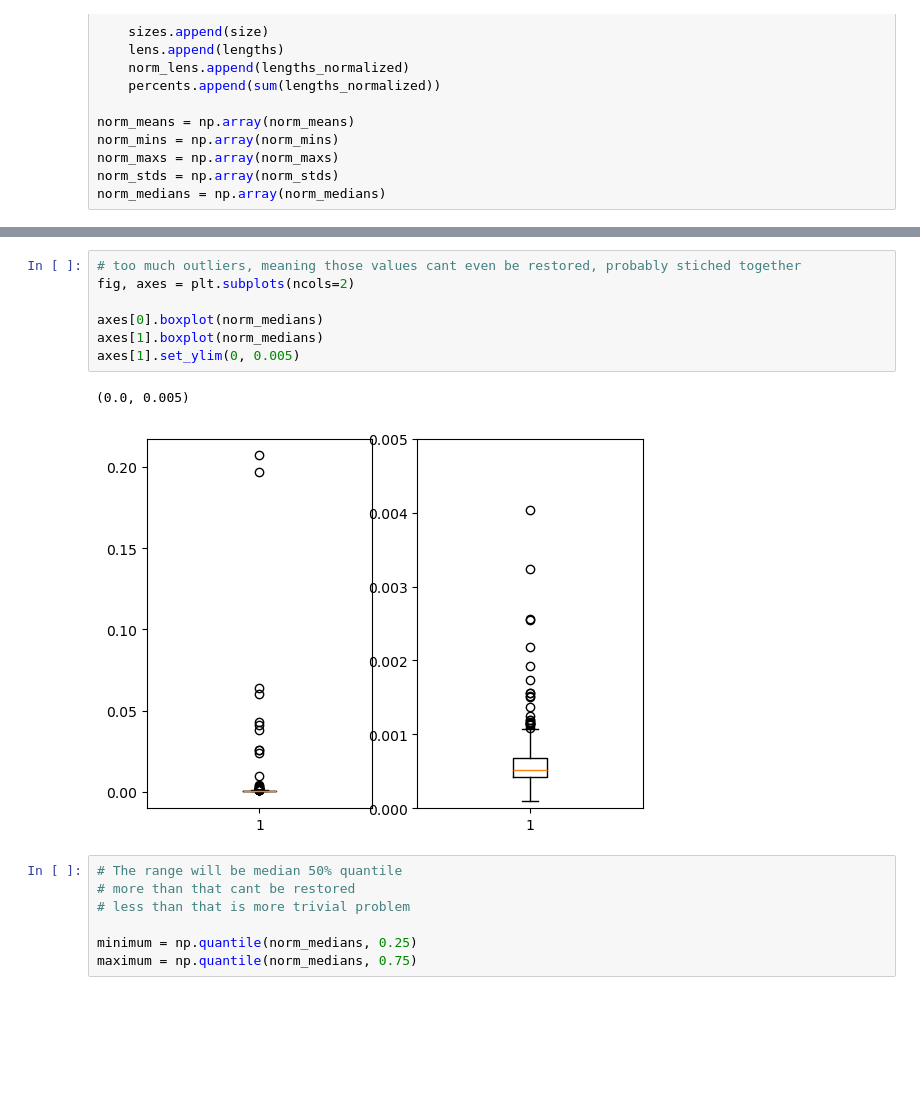
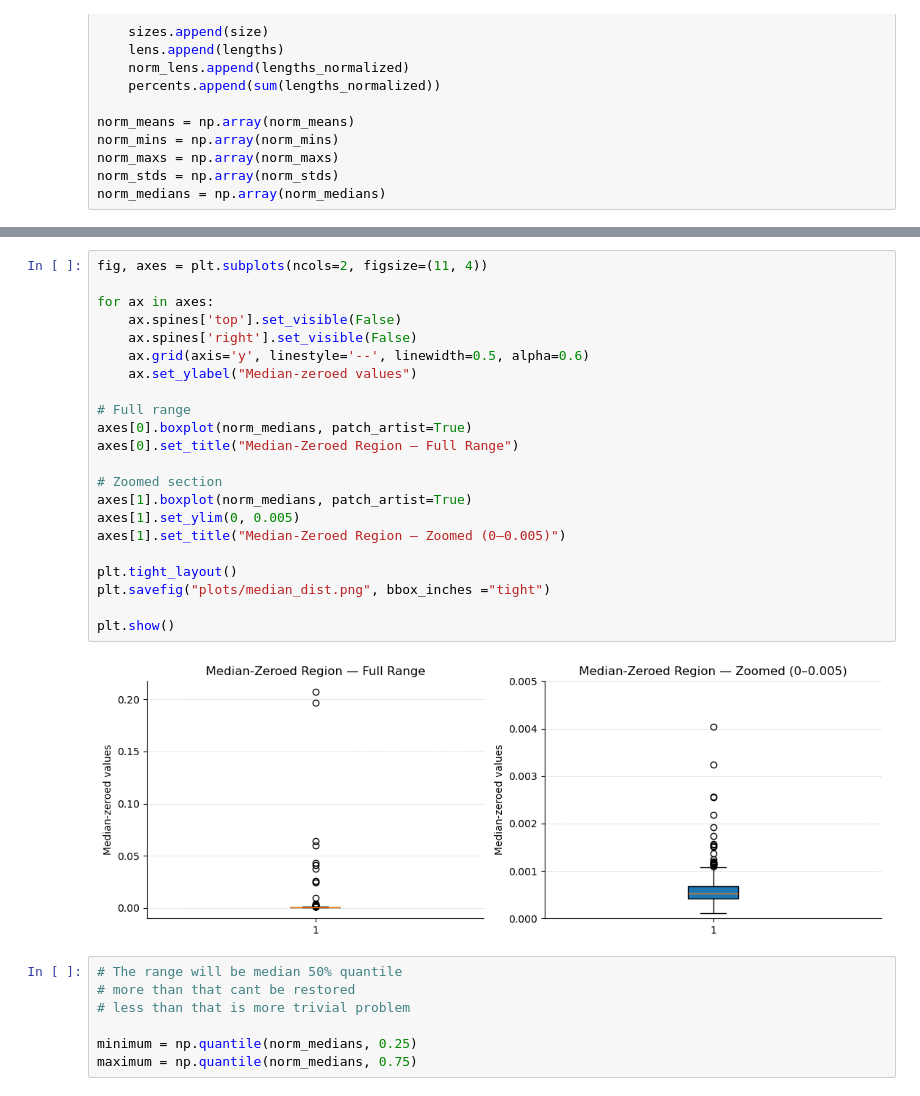
Before and after one commit to KonstantinosVard/Classification-of-cardiotocographic-signals-based-on-HRV, a Jupyter notebook: 2)signals_analysis.ipynb, the cells around one changed output, grey strips where cells are left out. Cells and saved outputs as stored; diff of their text form; blank space fills up the shorter version.

```diff
--- a/2)signals_analysis.ipynb
+++ b/2)signals_analysis.ipynb
@@ -175,15 +175,29 @@ plt.show()
 # %% [output]
 [figure]
 # %%
-# too much outliers, meaning those values cant even be restored, probably stiched together
-fig, axes = plt.subplots(ncols=2)
+fig, axes = plt.subplots(ncols=2, figsize=(11, 4))
 
-axes[0].boxplot(norm_medians)
-axes[1].boxplot(norm_medians)
+for ax in axes:
+    ax.spines['top'].set_visible(False)
+    ax.spines['right'].set_visible(False)
+    ax.grid(axis='y', linestyle='--', linewidth=0.5, alpha=0.6)
+    ax.set_ylabel("Median-zeroed values")
+
+# Full range
+axes[0].boxplot(norm_medians, patch_artist=True)
+axes[0].set_title("Median-Zeroed Region — Full Range")
+
+# Zoomed section
+axes[1].boxplot(norm_medians, patch_artist=True)
 axes[1].set_ylim(0, 0.005)
+axes[1].set_title("Median-Zeroed Region — Zoomed (0–0.005)")
+
+plt.tight_layout()
+plt.savefig("plots/median_dist.png", bbox_inches ="tight")
+
+plt.show()
 # %% [output]
-(0.0, 0.005)
-[figure, old version]
+[figure, new version]
 # %%
 # The range will be median 50% quantile
 # more than that cant be restored
```
Also changed, not shown: parts of 2 cells of this notebook, 5 other files.
